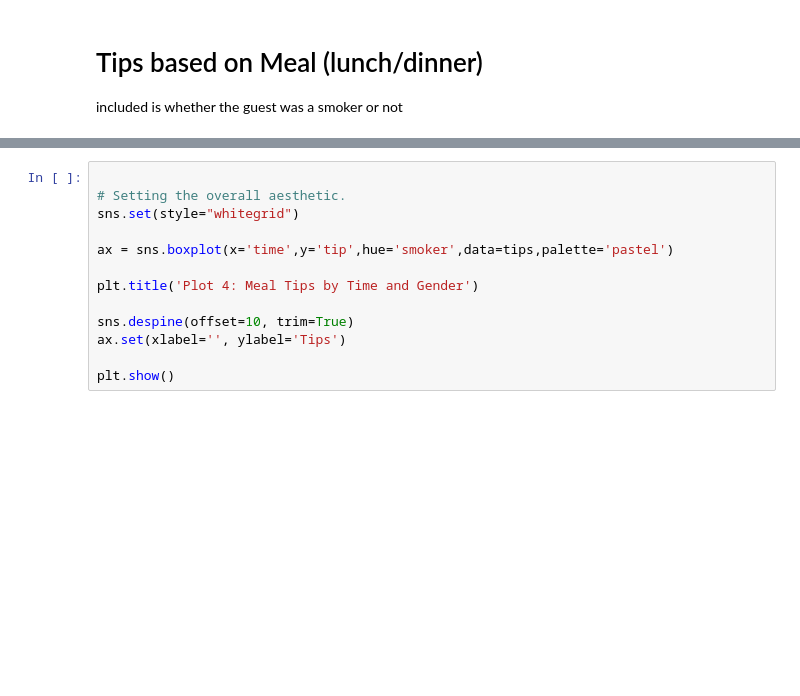
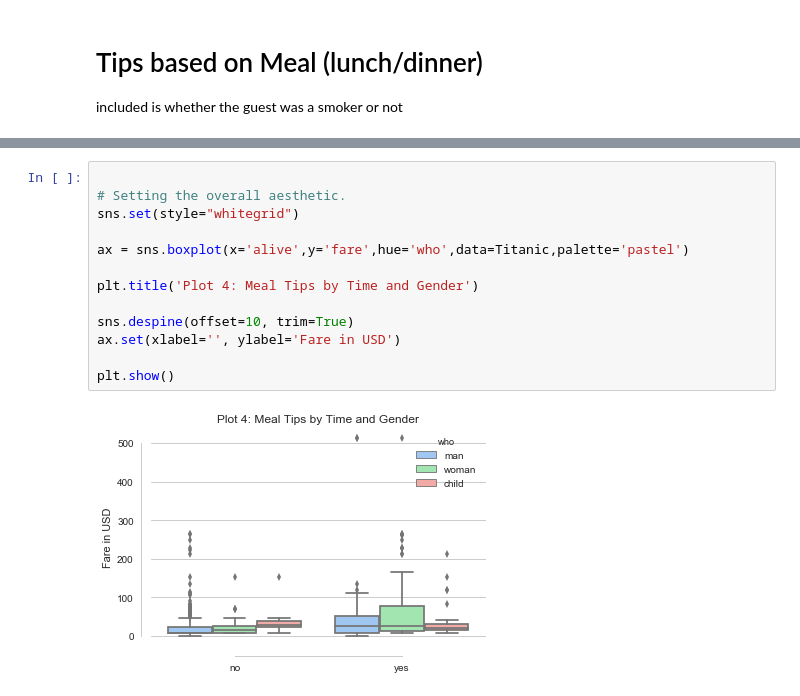
Before and after one commit to ezzanger/seaborn-drill, a Jupyter notebook: seaborn drill-Copy1.ipynb, the cells around one changed output, grey strips where cells are left out. Drawn from its saved outputs; the diff is of its cells as text; blank space fills up the shorter version.

```diff
--- a/seaborn drill-Copy1.ipynb
+++ b/seaborn drill-Copy1.ipynb
@@ -137,16 +162,18 @@ plt.show()
 # %%
 
 # Setting the overall aesthetic.
 sns.set(style="whitegrid")
 
-ax = sns.boxplot(x='time',y='tip',hue='smoker',data=tips,palette='pastel')
+ax = sns.boxplot(x='alive',y='fare',hue='who',data=Titanic,palette='pastel')
 
 plt.title('Plot 4: Meal Tips by Time and Gender')
 
 sns.despine(offset=10, trim=True)
-ax.set(xlabel='', ylabel='Tips')
+ax.set(xlabel='', ylabel='Fare in USD')
 
 plt.show()
+# %% [output]
+[figure, added]
 # %%
 
 sns.set(style="ticks")
```
Also changed, not shown: parts of 13 cells of this notebook, 2 other files.
